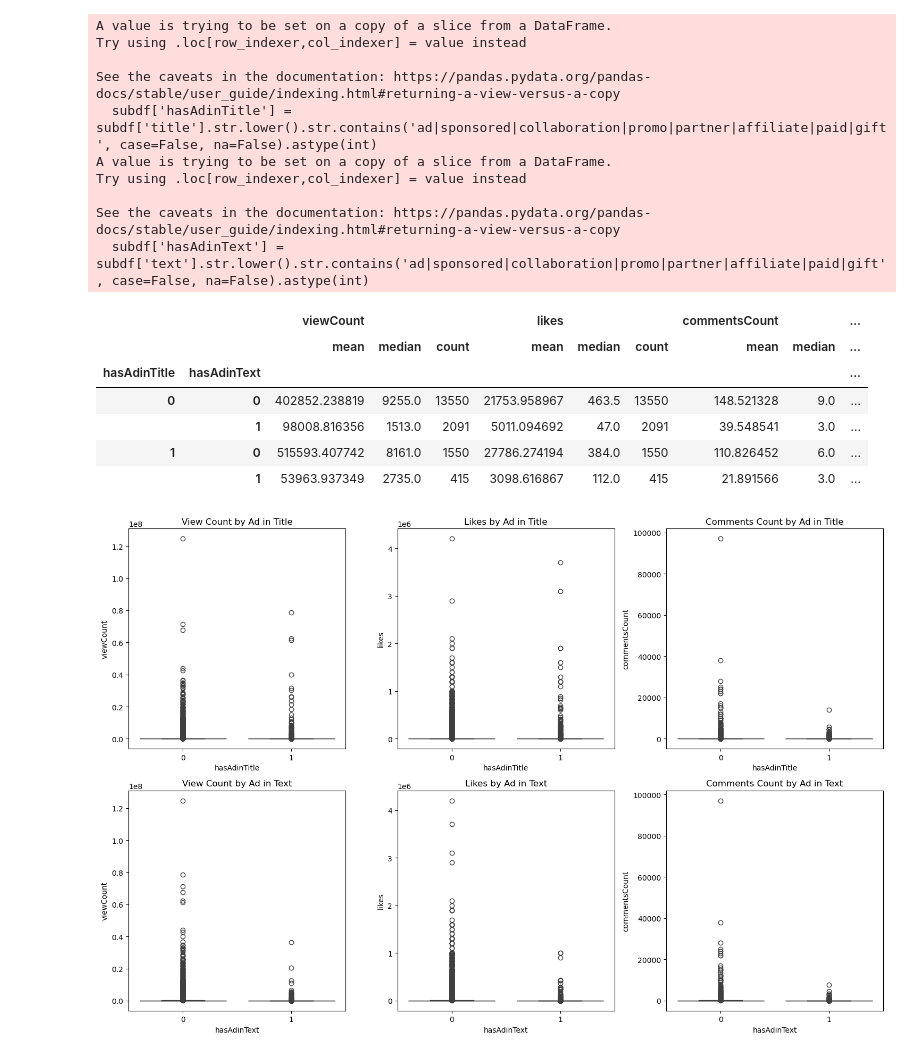
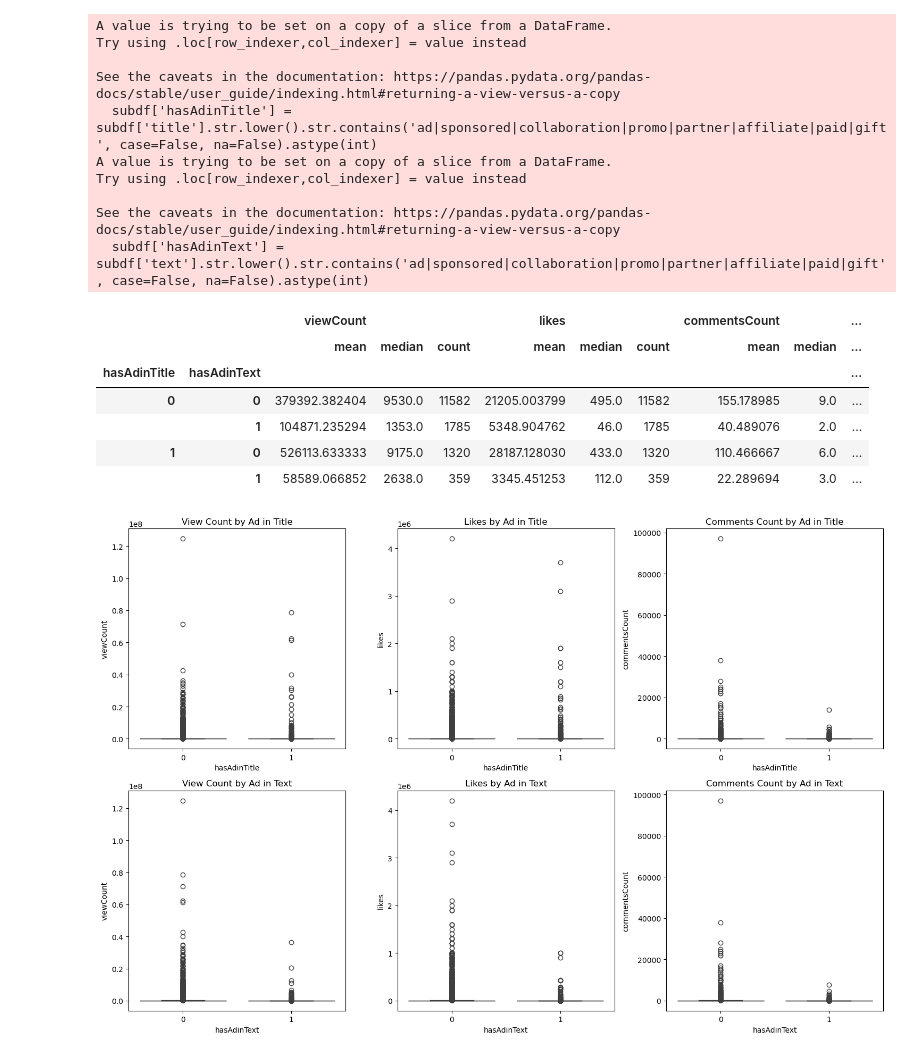
Before and after one commit to pranavrd/erdos-uncreatives, a Jupyter notebook: Data Cleaning and Visualization/eda_video_len_and_ad.ipynb, the cells around one changed output. Cells and saved outputs as stored; diff of their text form; code cells hidden in the pictures.

```diff
--- a/Data Cleaning and Visualization/eda_video_len_and_ad.ipynb
+++ b/Data Cleaning and Visualization/eda_video_len_and_ad.ipynb
@@ -5,4 +5,5 @@ import numpy as np
 import matplotlib.pyplot as plt
 import seaborn as sns
 # %%
-df  = pd.read_csv('cleaner_transformed_data_Rachael.csv')
+df  = pd.read_csv('data_no_spaces_all_features_correct_dates.csv')
+df.columns
@@ -9,34 +22,34 @@ df  = pd.read_csv('cleaner_transformed_data_Rachael.csv')
 # %%
 # print columns title, text, id, order, likes, viewCount, commentsCount
-subdf = df[['title', 'text', 'id', 'likes', 'viewCount', 'commentsCount', 'duration in seconds']]
+subdf = df[['title', 'text', 'id', 'likes', 'viewCount', 'commentsCount', 'duration_in_seconds']]
 
 # remove rows with NaN values
 # subdf = subdf.dropna()
 # print rows with 'ad' as a substring in the 'title' column or in the 'text' column
 # DataFrame for rows where 'title' contains 'ad'
 subdf['hasAdinTitle'] = subdf['title'].str.lower().str.contains('ad|sponsored|collaboration|promo|partner|affiliate|paid|gift', case=False, na=False).astype(int)
 subdf['hasAdinText'] = subdf['text'].str.lower().str.contains('ad|sponsored|collaboration|promo|partner|affiliate|paid|gift', case=False, na=False).astype(int)
 
 subdf_stats = subdf.groupby(['hasAdinTitle', 'hasAdinText'])[['viewCount', 'likes', 'commentsCount']].agg(['mean', 'median', 'count'])
 subdf_stats
 # %% [output]
 A value is trying to be set on a copy of a slice from a DataFrame.
 Try using .loc[row_indexer,col_indexer] = value instead
 
 See the caveats in the documentation: https://pandas.pydata.org/pandas-docs/stable/user_guide/indexing.html#returning-a-view-versus-a-copy
   subdf['hasAdinTitle'] = subdf['title'].str.lower().str.contains('ad|sponsored|collaboration|promo|partner|affiliate|paid|gift', case=False, na=False).astype(int)
 A value is trying to be set on a copy of a slice from a DataFrame.
 Try using .loc[row_indexer,col_indexer] = value instead
 
 See the caveats in the documentation: https://pandas.pydata.org/pandas-docs/stable/user_guide/indexing.html#returning-a-view-versus-a-copy
   subdf['hasAdinText'] = subdf['text'].str.lower().str.contains('ad|sponsored|collaboration|promo|partner|affiliate|paid|gift', case=False, na=False).astype(int)
 |  |  | viewCount |  |  | likes |  |  | commentsCount |  | ... |
 |  |  | mean | median | count | mean | median | count | mean | median | ... |
 | hasAdinTitle | hasAdinText |  |  |  |  |  |  |  |  | ... |
-| 0 | 0 | 402852.238819 | 9255.0 | 13550 | 21753.958967 | 463.5 | 13550 | 148.521328 | 9.0 | ... |
-|  | 1 | 98008.816356 | 1513.0 | 2091 | 5011.094692 | 47.0 | 2091 | 39.548541 | 3.0 | ... |
-| 1 | 0 | 515593.407742 | 8161.0 | 1550 | 27786.274194 | 384.0 | 1550 | 110.826452 | 6.0 | ... |
-|  | 1 | 53963.937349 | 2735.0 | 415 | 3098.616867 | 112.0 | 415 | 21.891566 | 3.0 | ... |
+| 0 | 0 | 379392.382404 | 9530.0 | 11582 | 21205.003799 | 495.0 | 11582 | 155.178985 | 9.0 | ... |
+|  | 1 | 104871.235294 | 1353.0 | 1785 | 5348.904762 | 46.0 | 1785 | 40.489076 | 2.0 | ... |
+| 1 | 0 | 526113.633333 | 9175.0 | 1320 | 28187.128030 | 433.0 | 1320 | 110.466667 | 6.0 | ... |
+|  | 1 | 58589.066852 | 2638.0 | 359 | 3345.451253 | 112.0 | 359 | 22.289694 | 3.0 | ... |
 # %%
 _, axes = plt.subplots(2, 3, figsize=(15, 10))
 
```
Also changed, not shown: parts of 10 cells of this notebook.
